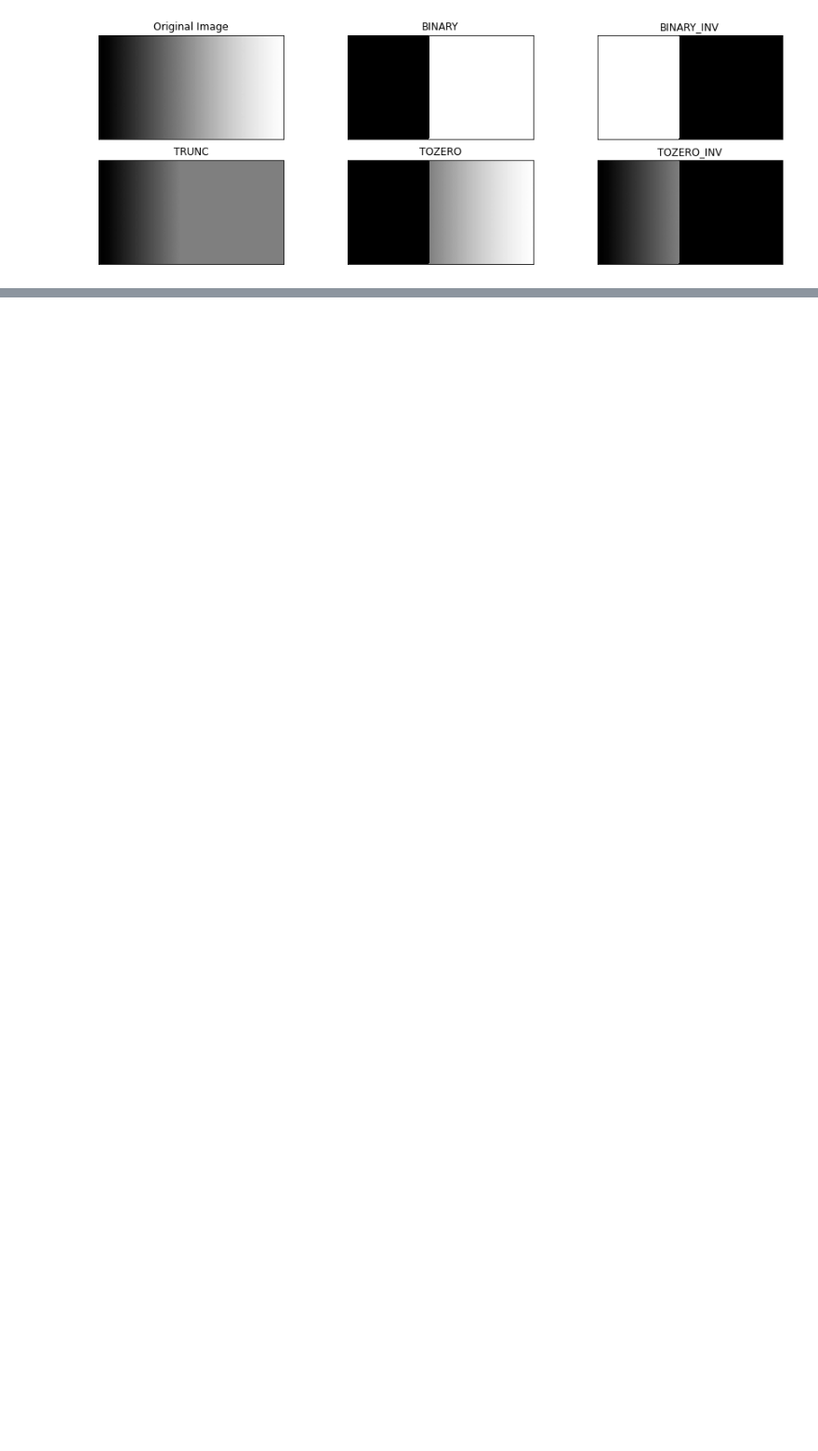
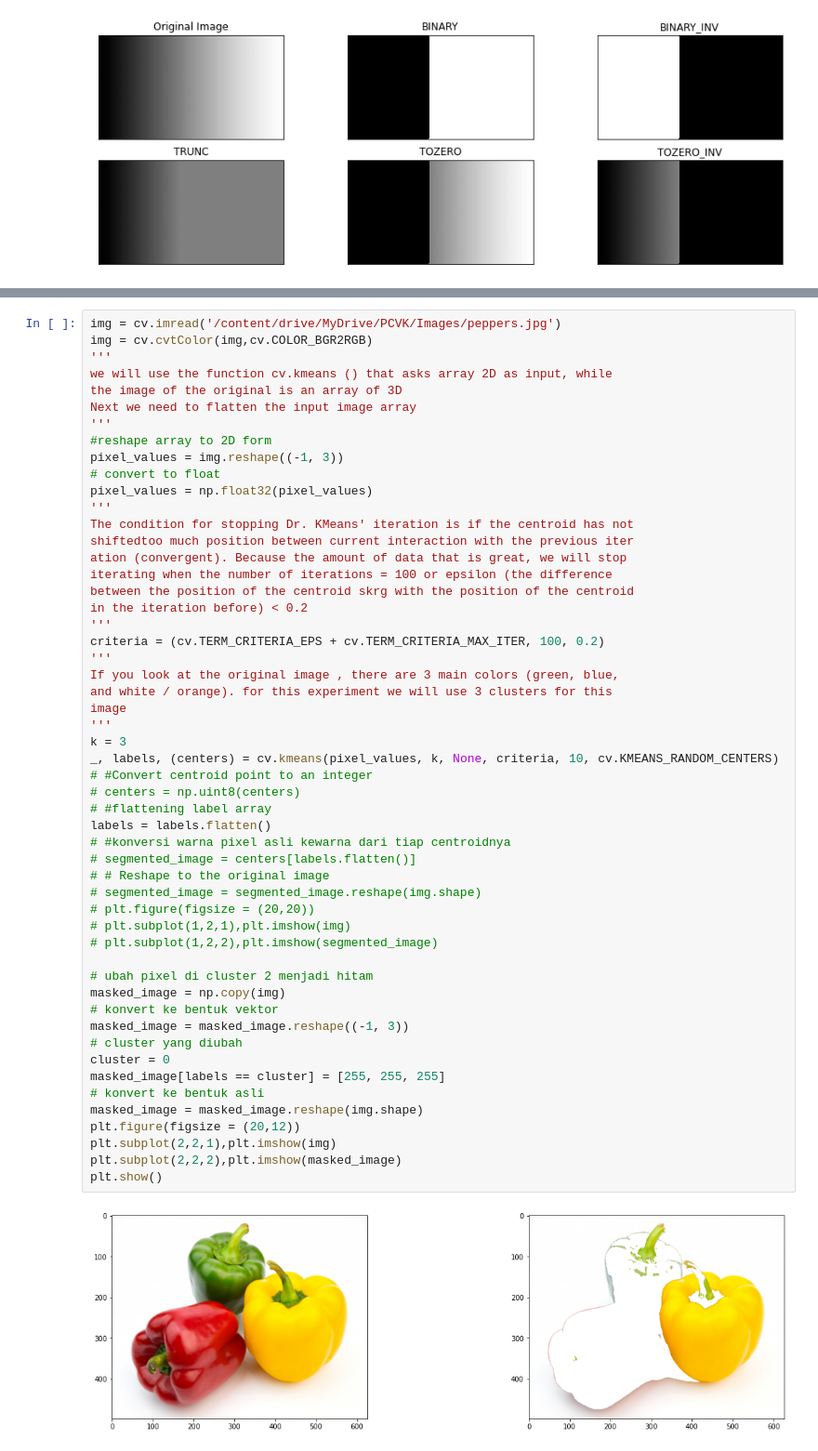
Before and after one commit to pazcalll/PCVK_Genap_2021, a Jupyter notebook: week10.ipynb, the cells around one changed output, grey strips where cells are left out. Shown at 93% size. Saved outputs shown, nothing was run; the diff lists cells and outputs as text; blank space fills up the shorter version.

```diff
--- a/week10.ipynb
+++ b/week10.ipynb
@@ -62,0 +110,55 @@ cv2_imshow(Bin)
+# %%
+img = cv.imread('/content/drive/MyDrive/PCVK/Images/peppers.jpg')
+img = cv.cvtColor(img,cv.COLOR_BGR2RGB)
+'''
+we will use the function cv.kmeans () that asks array 2D as input, while
+the image of the original is an array of 3D
+Next we need to flatten the input image array
+'''
+#reshape array to 2D form
+pixel_values = img.reshape((-1, 3))
+# convert to float
+pixel_values = np.float32(pixel_values)
+'''
+The condition for stopping Dr. KMeans' iteration is if the centroid has not
+shiftedtoo much position between current interaction with the previous iter
+ation (convergent). Because the amount of data that is great, we will stop
+iterating when the number of iterations = 100 or epsilon (the difference
+between the position of the centroid skrg with the position of the centroid
+in the iteration before) < 0.2
+'''
+criteria = (cv.TERM_CRITERIA_EPS + cv.TERM_CRITERIA_MAX_ITER, 100, 0.2)
+'''
+If you look at the original image , there are 3 main colors (green, blue,
+and white / orange). for this experiment we will use 3 clusters for this
+image
+'''
+k = 3
+_, labels, (centers) = cv.kmeans(pixel_values, k, None, criteria, 10, cv.KMEANS_RANDOM_CENTERS)
+# #Convert centroid point to an integer
+# centers = np.uint8(centers)
+# #flattening label array
+labels = labels.flatten()
+# #konversi warna pixel asli kewarna dari tiap centroidnya
+# segmented_image = centers[labels.flatten()]
+# # Reshape to the original image
+# segmented_image = segmented_image.reshape(img.shape)
+# plt.figure(figsize = (20,20))
+# plt.subplot(1,2,1),plt.imshow(img)
+# plt.subplot(1,2,2),plt.imshow(segmented_image)
+
+# ubah pixel di cluster 2 menjadi hitam
+masked_image = np.copy(img)
+# konvert ke bentuk vektor
+masked_image = masked_image.reshape((-1, 3))
+# cluster yang diubah
+cluster = 0
+masked_image[labels == cluster] = [255, 255, 255]
+# konvert ke bentuk asli
+masked_image = masked_image.reshape(img.shape)
+plt.figure(figsize = (20,12))
+plt.subplot(2,2,1),plt.imshow(img)
+plt.subplot(2,2,2),plt.imshow(masked_image)
+plt.show()
+# %% [output]
+[figure, added]
```
Also changed, not shown: parts of 3 cells of this notebook.
